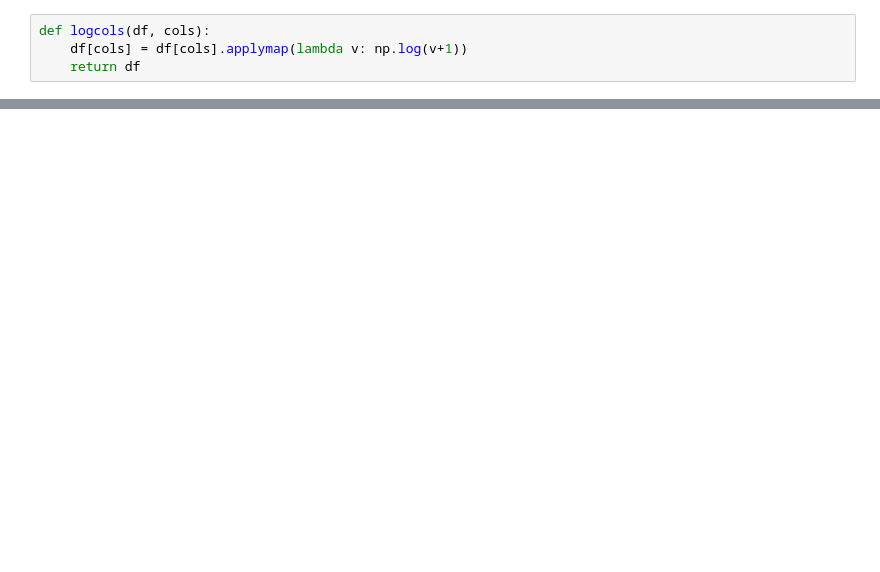
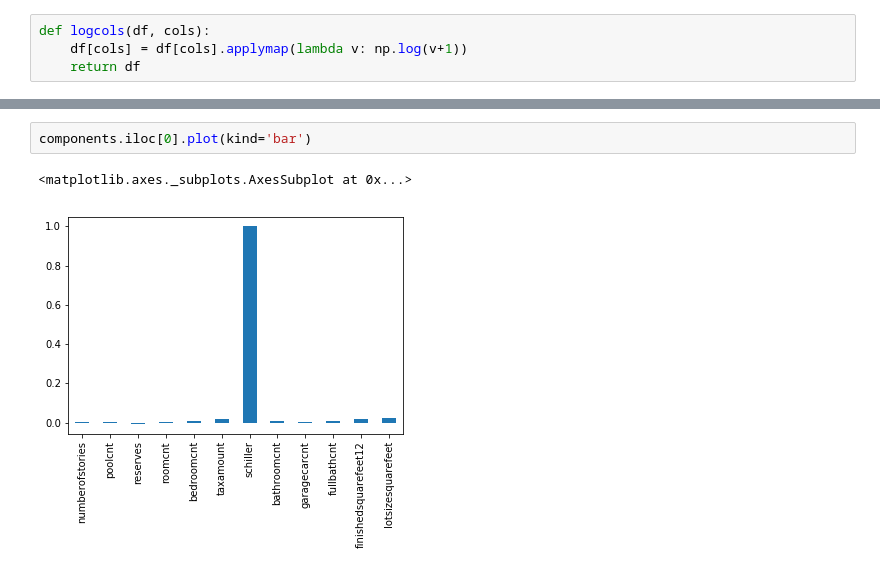
Before and after one commit to xiaowei1234/machine-learning, a Jupyter notebook: projects/capstone/analysis/cleaned data eda 2.ipynb, the cells around one changed output, grey strips where cells are left out. Saved outputs shown, nothing was run; the diff lists cells and outputs as text; blank space fills up the shorter version.

```diff
--- a/projects/capstone/analysis/cleaned data eda 2.ipynb
+++ b/projects/capstone/analysis/cleaned data eda 2.ipynb
@@ -39,0 +70,5 @@ df_normal = df.pipe(logcols, cols=['taxamount', 'garagecarcnt', 'finishedsquaref
+# %%
+components.iloc[0].plot(kind='bar')
+# %% [output]
+<matplotlib.axes._subplots.AxesSubplot at 0x...>
+[figure, added]
```
Also changed, not shown: parts of 10 cells of this notebook, 4 other files.
